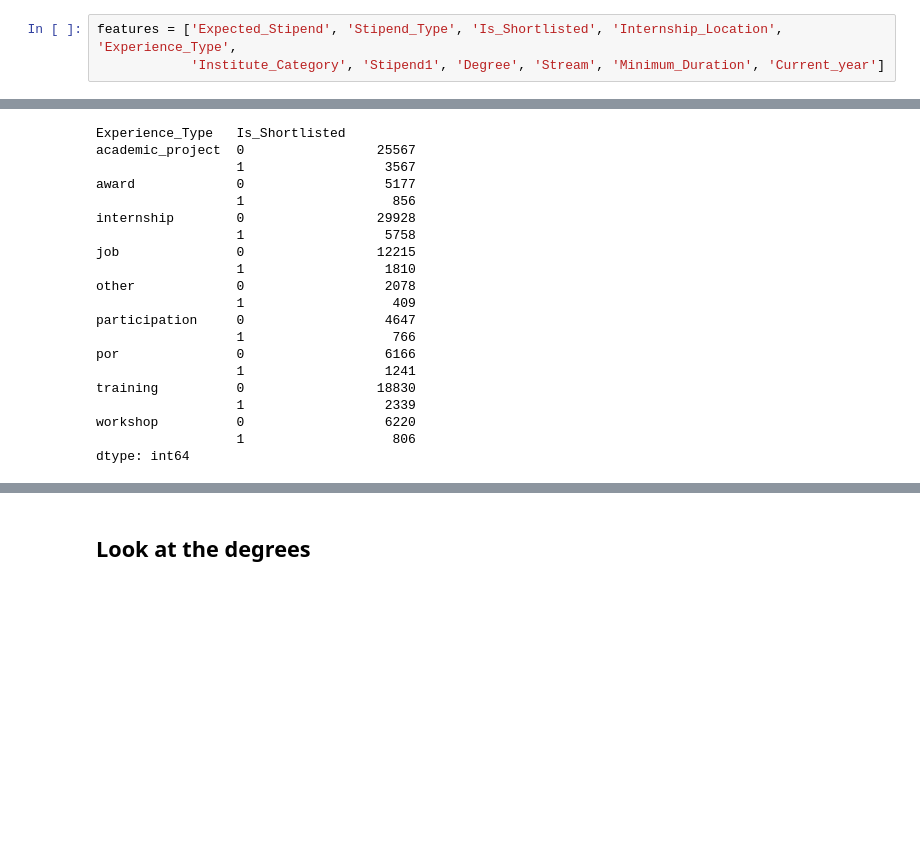
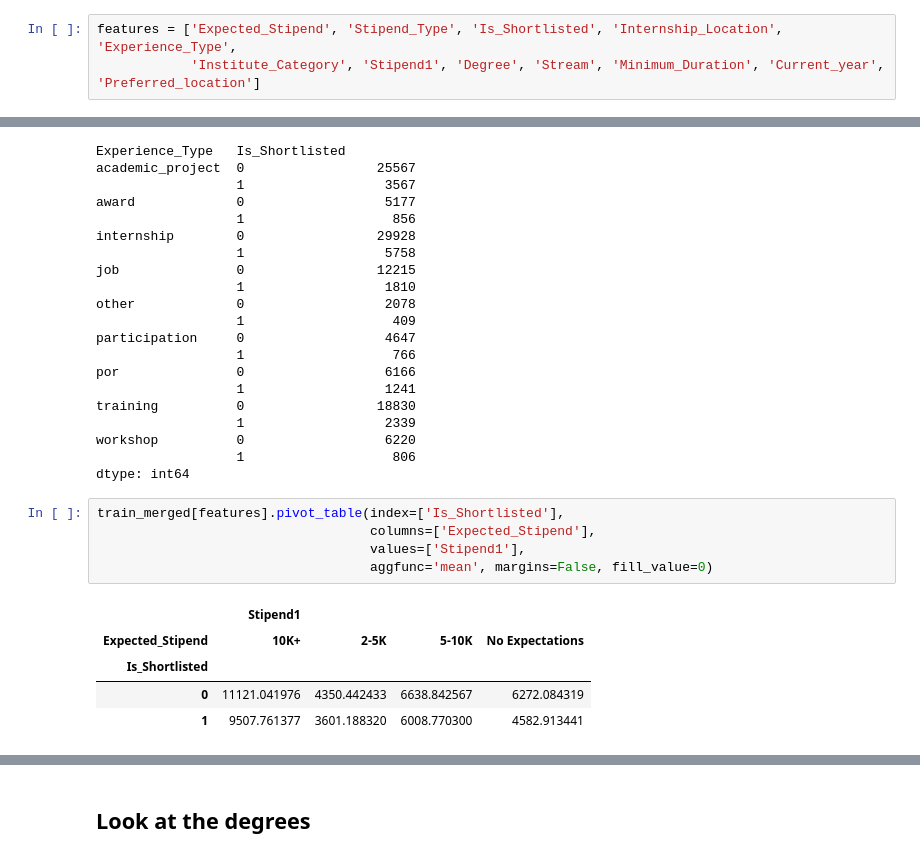
Before and after one commit to numb3r33/av-practice, a Jupyter notebook: date-your_data/notebooks/Date_Your_Data - Exploratory Data Analysis.ipynb, the cells around one changed output, grey strips where cells are left out. Saved outputs shown, nothing was run; the diff lists cells and outputs as text; blank space fills up the shorter version.

```diff
--- a/date-your_data/notebooks/Date_Your_Data - Exploratory Data Analysis.ipynb
+++ b/date-your_data/notebooks/Date_Your_Data - Exploratory Data Analysis.ipynb
@@ -218,7 +218,7 @@ Index([u'Earliest_Start_Date', u'Expected_Stipend', u'Preferred_location',
 ## Pivot Tables
 # %%
 features = ['Expected_Stipend', 'Stipend_Type', 'Is_Shortlisted', 'Internship_Location', 'Experience_Type',
-            'Institute_Category', 'Stipend1', 'Degree', 'Stream', 'Minimum_Duration', 'Current_year']
+            'Institute_Category', 'Stipend1', 'Degree', 'Stream', 'Minimum_Duration', 'Current_year', 'Preferred_location']
 # %%
 train_merged[features].pivot_table(index=['Is_Shortlisted'],
                                    columns=['Stipend_Type', 'Current_year'],
@@ -268,3 +268,14 @@ training          0                 18830
 workshop          0                  6220
                   1                   806
 dtype: int64
+# %%
+train_merged[features].pivot_table(index=['Is_Shortlisted'],
+                                   columns=['Expected_Stipend'],
+                                   values=['Stipend1'],
+                                   aggfunc='mean', margins=False, fill_value=0)
+# %% [output]
+|  | Stipend1 |  |  |  |
+| Expected_Stipend | 10K+ | 2-5K | 5-10K | No Expectations |
+| Is_Shortlisted |  |  |  |  |
+| 0 | 11121.041976 | 4350.442433 | 6638.842567 | 6272.084319 |
+| 1 | 9507.761377 | 3601.188320 | 6008.770300 | 4582.913441 |
```
Also changed, not shown: parts of 2 cells of this notebook, 1 other file.
